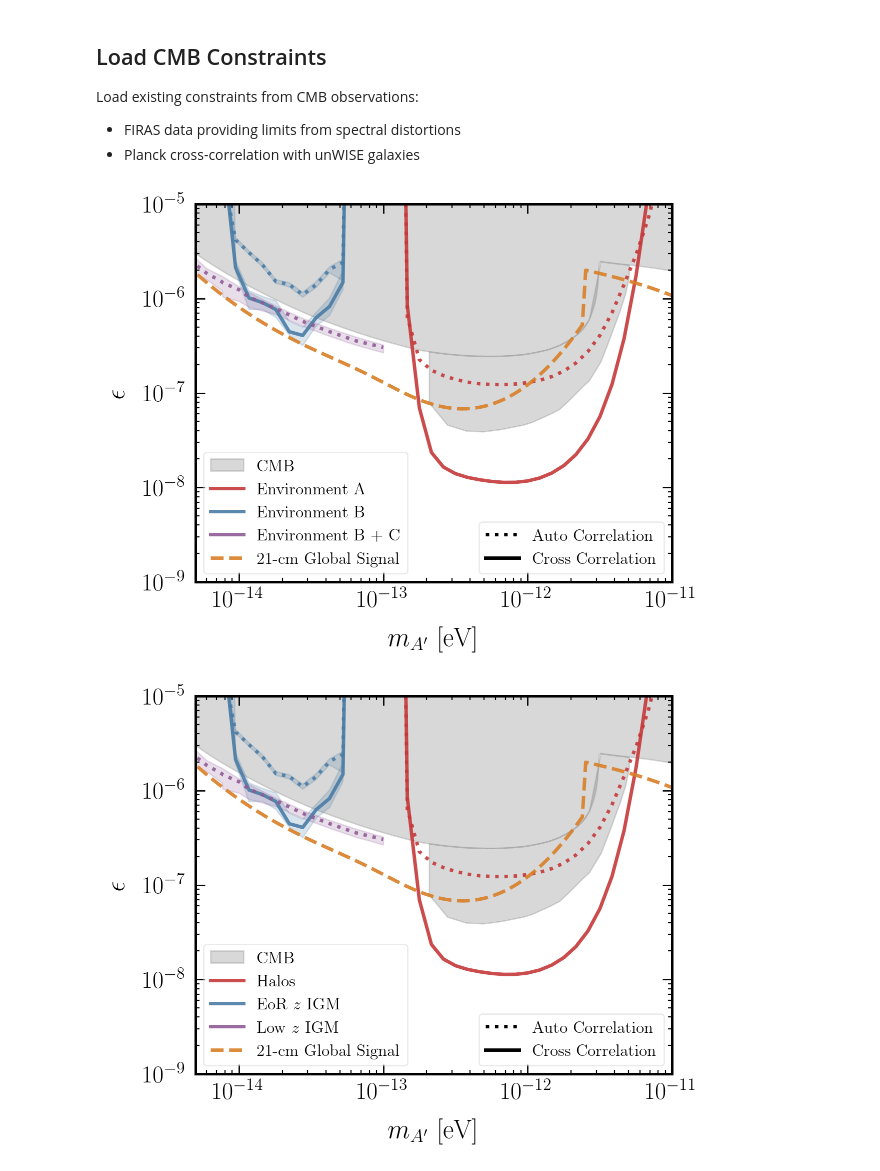
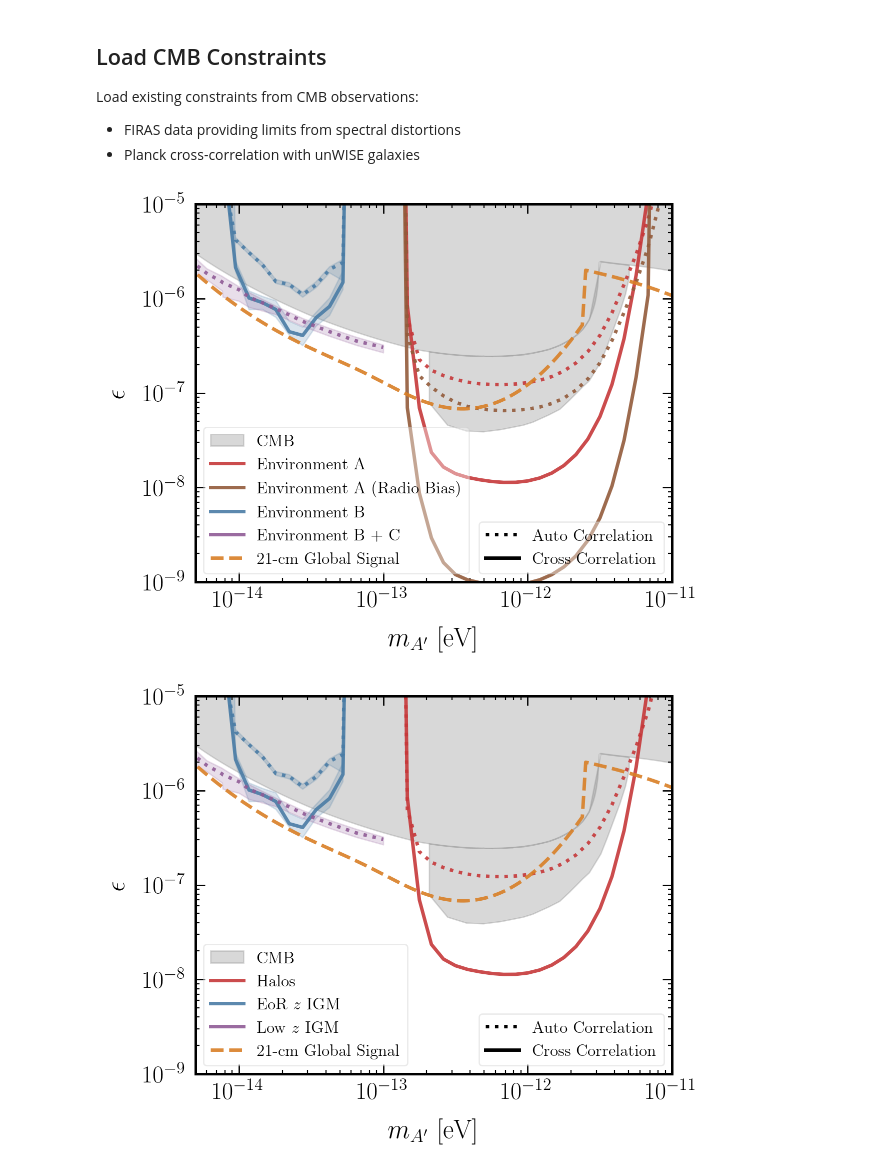
Before and after one commit to bakerem/dark_photons_radio_sky, a Jupyter notebook: notebooks_for_paper/Limits.ipynb, the cells around one changed output. Saved outputs shown, nothing was run; the diff lists cells and outputs as text; code cells hidden in the pictures.

Commit message:
new figures for publication

```diff
--- a/notebooks_for_paper/Limits.ipynb
+++ b/notebooks_for_paper/Limits.ipynb
@@ -56,6 +56,18 @@ model_A = np.load("data/halo_lims.npy")
 model_A_mA = np.load("data/halo_mA.npy")
 model_A[:, 1:] = np.where(model_A[:, 1:] <= 2e-9, 1000, model_A[:, 1:])  # Filter weak limits
 
+model_A_nfw_mA = np.load("/usr3/graduate/ebaker/dark_photon_constraints/notebooks_for_paper/data/halo_mA_nfw.npy")
+model_A_nfw = np.load("/usr3/graduate/ebaker/dark_photon_constraints/notebooks_for_paper/data/halo_lims_nfw.npy")
+model_A_nfw[:, 1:] = np.where(model_A_nfw[:, 1:] <= 2e-9, 1000, model_A_nfw[:, 1:])  # Filter weak limits
+
+
+model_A_shock = np.load("/usr3/graduate/ebaker/dark_photon_constraints/notebooks_for_paper/data/halo_lims_shock.npy")
+model_A_shock[:, 1:] = np.where(model_A_shock[:, 1:] <= 2e-9, 1000, model_A_shock[:, 1:])  # Filter weak limits
+model_A_K23 = np.load("/usr3/graduate/ebaker/dark_photon_constraints/notebooks_for_paper/data/halo_lims_K23.npy")
+model_A_K23[:, 1:] = np.where(model_A_K23[:, 1:] <= 2e-9, 1000, model_A_K23[:, 1:])  # Filter weak limits
+
+model_A_radio_bias = np.load("/usr3/graduate/ebaker/dark_photon_constraints/notebooks_for_paper/data/halo_lims_K22_unwise.npy")
+model_A_radio_bias[:, 1:] = np.where(model_A_radio_bias[:, 1:] <= 5e-10, 1000, model_A_radio_bias[:, 1:])  # Filter weak limits
 # Load 21cmFAST constraints (Environment B - high-z EoR)
 model_B = np.load("data/21cmfast_lims.npy")
 model_B_mA = np.load("data/21cmfast_mA.npy")
@@ -93,39 +105,41 @@ plt.fill_between(planck_lims[0, :],
 plt.plot(model_A[:, 0], model_A[:, 1], ls=":", color=cols_default[0])  # Auto
 plt.plot(model_A[:, 0], model_A[:, 2], label="Environment A", color=cols_default[0])  # Cross
 
+plt.plot(model_A_radio_bias[:, 0], model_A_radio_bias[:, 1], ls=":", color=cols_default[6])  # Auto
+plt.plot(model_A_radio_bias[:, 0], model_A_radio_bias[:, 2], label="Environment A (Radio Bias)", color=cols_default[6])  # Cross
 # Plot 21cmFAST constraints with uncertainty bands (Environment B)
 plot_band(model_B_mA, model_B, auto=True, color=cols_default[1])
 plot_band(model_B_mA, model_B, auto=False, color=cols_default[1], label="Environment B")
 
 # Plot analytic IGM constraints (Environment B + C)
 plot_band(model_BC_mA, model_BC, auto=True, color=cols_default[3])
 plt.plot([0, 1], [0, 1], linestyle='-', label="Environment B + C",
          color=cols_default[3])  # Dummy line for legend
 
 # Plot global 21cm signal constraints
 plt.plot(global_signal_lims[:, 0], global_signal_lims[:, 1],
          label="21-cm Global Signal", linestyle="--", color=cols_default[4])
 
 # Create custom legend for line styles
 auto_line = Line2D([0, 1], [0, 1], linestyle=':', color='k')
 cross_line = Line2D([0, 1], [0, 1], linestyle='-', color='k')
 legend2 = plt.legend([auto_line, cross_line], ['Auto Correlation', 'Cross Correlation'],
                      fontsize=12, loc="lower right", frameon=True)
 plt.gca().add_artist(legend2)
 legend1 = plt.legend(fontsize=12, loc="lower left", frameon=True)
 
 plt.ylim(1e-9, 1e-5)
 plt.xlim(0.5e-14, 1e-11)
 
 plt.xlabel(r"$m_{A'}$ [eV]")
 plt.ylabel(r"$\epsilon$")
 
 plt.xscale("log")
 plt.yscale("log")
-
-plt.savefig("plots/prd_forecast_limits.pdf", bbox_inches='tight')
+#
+# plt.savefig("plots/prd_forecast_limits.pdf", bbox_inches='tight')
 # %% [output]
-[figure, old version]
+[figure, new version]
 # %%
 #plots the same thing by different labels
 plt.fill_between(m_A_FIRAS, lim_FIRAS, 1e-3, color="grey", alpha=0.3, label="CMB")
```
Also changed, not shown: parts of 2 cells of this notebook, 25 other files.
